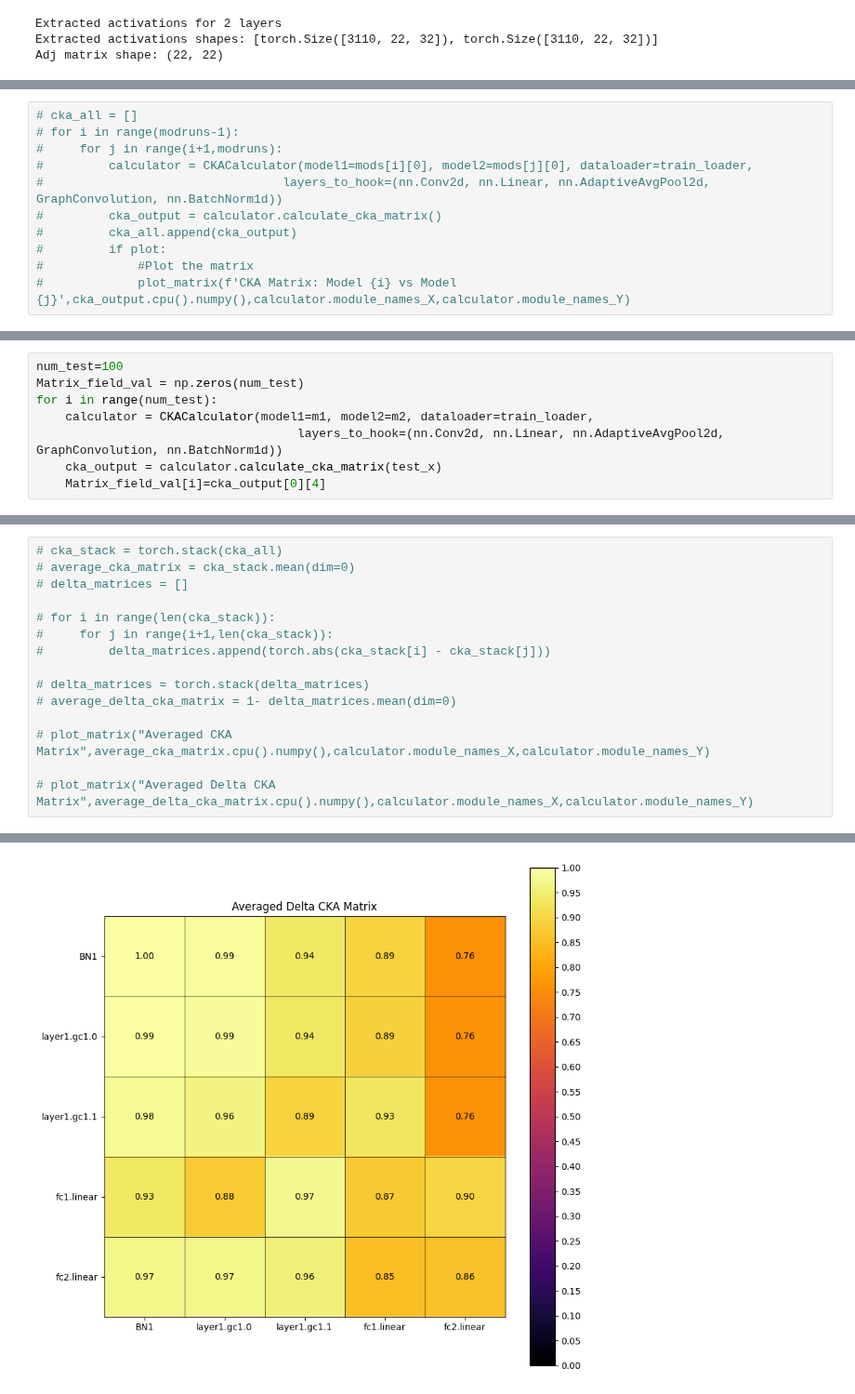
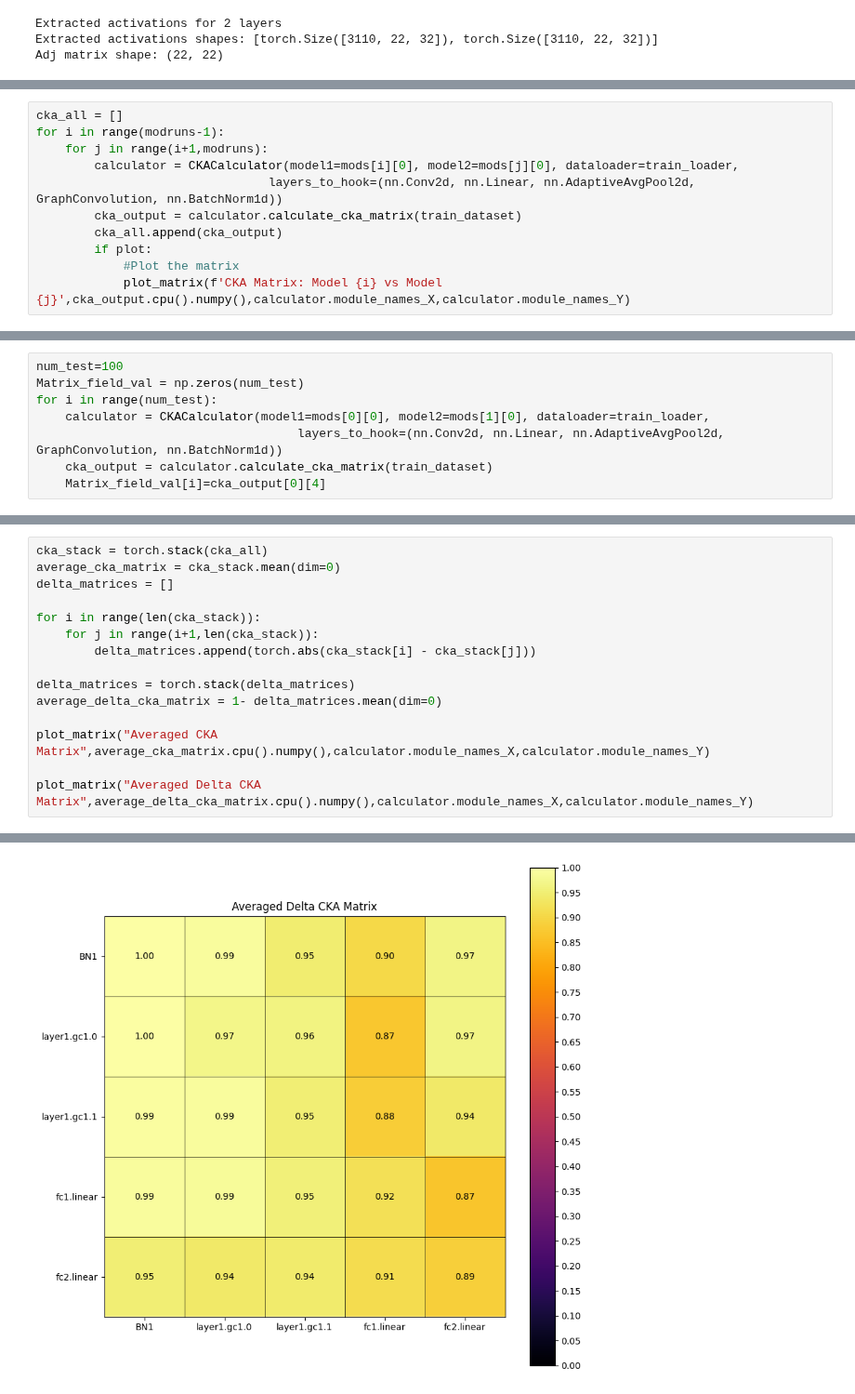
Before and after one commit to AlbinoLoaf/brAIncells, a Jupyter notebook: model_enviroment.ipynb, the cells around one changed output, grey strips where cells are left out. Shown at 93% size. Cells and saved outputs as stored; diff of their text form.

```diff
--- a/model_enviroment.ipynb
+++ b/model_enviroment.ipynb
@@ -310,11 +259,11 @@ visualize_adj_mat(adj_mat)
 # %%
-# cka_all = []
-# for i in range(modruns-1):
-#     for j in range(i+1,modruns):
-#         calculator = CKACalculator(model1=mods[i][0], model2=mods[j][0], dataloader=train_loader,
-#                                 layers_to_hook=(nn.Conv2d, nn.Linear, nn.AdaptiveAvgPool2d, GraphConvolution, nn.BatchNorm1d))
-#         cka_output = calculator.calculate_cka_matrix()
-#         cka_all.append(cka_output)
-#         if plot:
-#             #Plot the matrix
-#             plot_matrix(f'CKA Matrix: Model {i} vs Model {j}',cka_output.cpu().numpy(),calculator.module_names_X,calculator.module_names_Y)
+cka_all = []
+for i in range(modruns-1):
+    for j in range(i+1,modruns):
+        calculator = CKACalculator(model1=mods[i][0], model2=mods[j][0], dataloader=train_loader,
+                                layers_to_hook=(nn.Conv2d, nn.Linear, nn.AdaptiveAvgPool2d, GraphConvolution, nn.BatchNorm1d))
+        cka_output = calculator.calculate_cka_matrix(train_dataset)
+        cka_all.append(cka_output)
+        if plot:
+            #Plot the matrix
+            plot_matrix(f'CKA Matrix: Model {i} vs Model {j}',cka_output.cpu().numpy(),calculator.module_names_X,calculator.module_names_Y)
@@ -322,9 +275,9 @@ visualize_adj_mat(adj_mat)
 num_test=100
 Matrix_field_val = np.zeros(num_test)
 for i in range(num_test):
-    calculator = CKACalculator(model1=m1, model2=m2, dataloader=train_loader,
+    calculator = CKACalculator(model1=mods[0][0], model2=mods[1][0], dataloader=train_loader,
                                     layers_to_hook=(nn.Conv2d, nn.Linear, nn.AdaptiveAvgPool2d, GraphConvolution, nn.BatchNorm1d))
-    cka_output = calculator.calculate_cka_matrix(test_x)
+    cka_output = calculator.calculate_cka_matrix(train_dataset)
     Matrix_field_val[i]=cka_output[0][4]
 # %%
 print(f"Standard deviation: {np.std(Matrix_field_val)}")
@@ -350,16 +290,16 @@ Array mean: 0.25051802188158034
 # %%
-# cka_stack = torch.stack(cka_all)
-# average_cka_matrix = cka_stack.mean(dim=0)
-# delta_matrices = []
+cka_stack = torch.stack(cka_all)
+average_cka_matrix = cka_stack.mean(dim=0)
+delta_matrices = []
 
-# for i in range(len(cka_stack)):
-#     for j in range(i+1,len(cka_stack)):
-#         delta_matrices.append(torch.abs(cka_stack[i] - cka_stack[j]))
+for i in range(len(cka_stack)):
+    for j in range(i+1,len(cka_stack)):
+        delta_matrices.append(torch.abs(cka_stack[i] - cka_stack[j]))
 
-# delta_matrices = torch.stack(delta_matrices)
-# average_delta_cka_matrix = 1- delta_matrices.mean(dim=0)
+delta_matrices = torch.stack(delta_matrices)
+average_delta_cka_matrix = 1- delta_matrices.mean(dim=0)
 
-# plot_matrix("Averaged CKA Matrix",average_cka_matrix.cpu().numpy(),calculator.module_names_X,calculator.module_names_Y)
+plot_matrix("Averaged CKA Matrix",average_cka_matrix.cpu().numpy(),calculator.module_names_X,calculator.module_names_Y)
 
-# plot_matrix("Averaged Delta CKA Matrix",average_delta_cka_matrix.cpu().numpy(),calculator.module_names_X,calculator.module_names_Y)
+plot_matrix("Averaged Delta CKA Matrix",average_delta_cka_matrix.cpu().numpy(),calculator.module_names_X,calculator.module_names_Y)
 # %% [output]
@@ -367,4 +307,4 @@ Array mean: 0.25051802188158034
-[figure, old version]
+[figure, new version]
 # %%
 for i  in range (len(mods)):
     filepath=f"{path}/Training_validation_loss{i}.npy"
```
Also changed, not shown: parts of 11 cells of this notebook, 1 other file.
